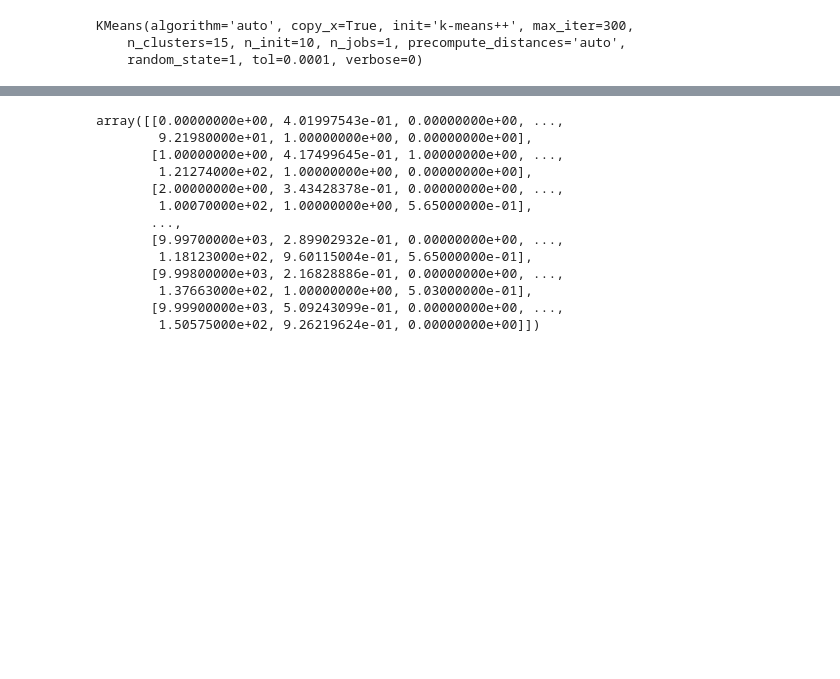
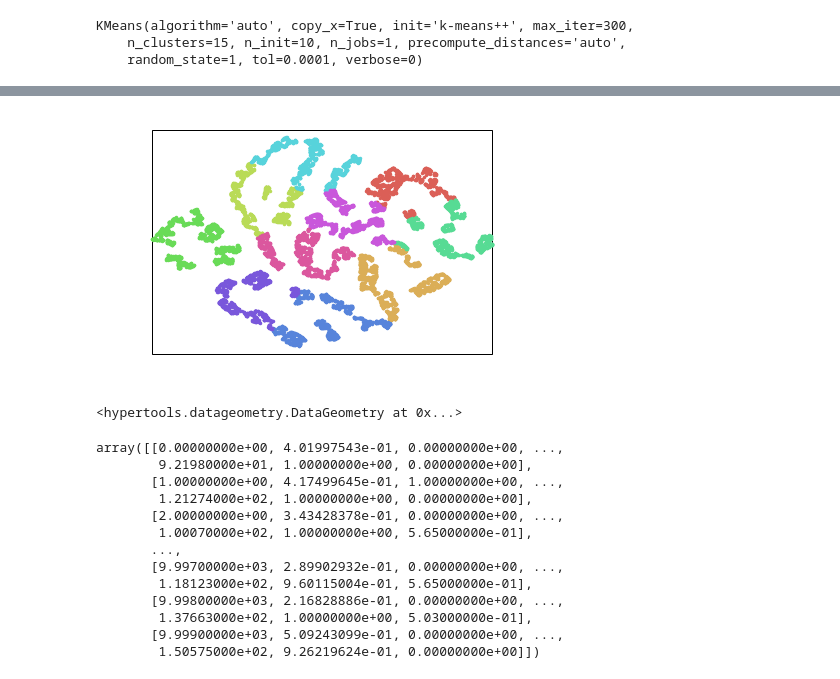
Before and after one commit to anqi-lu/MillionSongRecommender, a Jupyter notebook: content_based_rec.ipynb, the cells around one changed output, grey strips where cells are left out. Cells and saved outputs as stored; diff of their text form; code cells hidden in the pictures; blank space fills up the shorter version.

```diff
--- a/content_based_rec.ipynb
+++ b/content_based_rec.ipynb
@@ -113,3 +137,9 @@ KMeans(algorithm='auto', copy_x=True, init='k-means++', max_iter=300,
+# %%
+# plot
+hyp.plot(q, '.', reduce='TSNE', ndims=2, n_clusters=10)
+# %% [output]
+[figure, added]
+<hypertools.datageometry.DataGeometry at 0x...>
 # %%
 q = np.array(q)
 q
```
Also changed, not shown: parts of 6 cells of this notebook, 6 other files.
